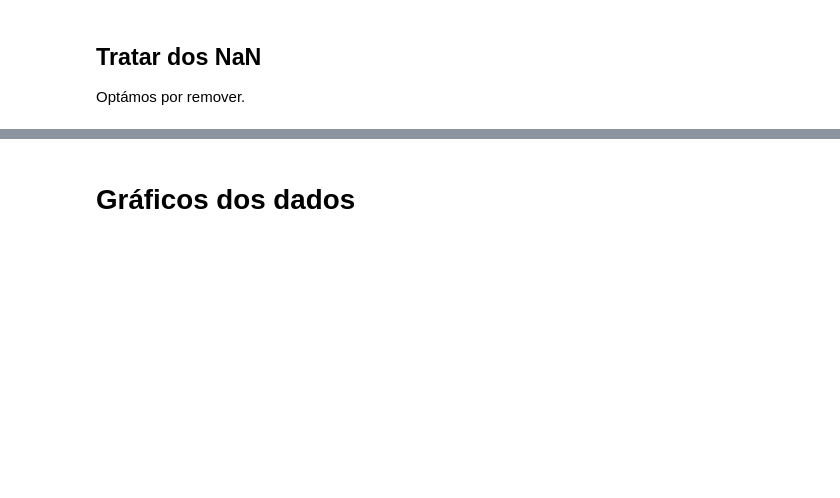
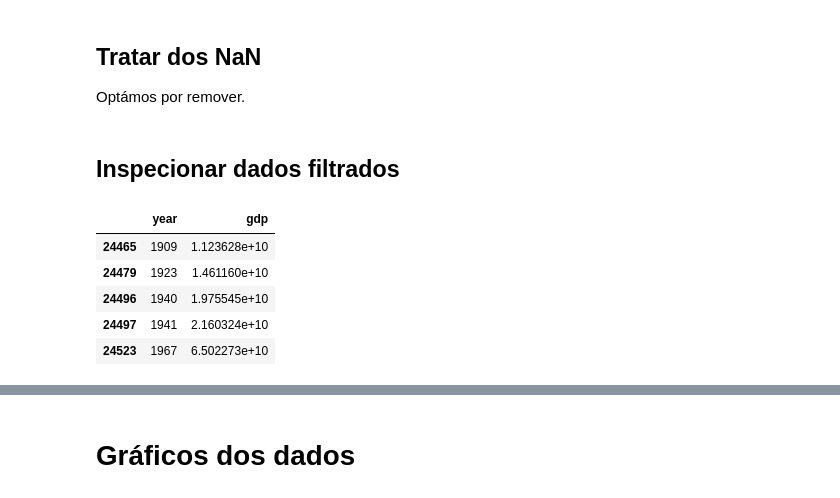
Before and after one commit to preis/anadi_2024, a Jupyter notebook: ficheiros/Trabalho 1/Trabalho 4.2 2.ipynb, the cells around one changed output, grey strips where cells are left out. Cells and saved outputs as stored; diff of their text form; code cells hidden in the pictures; blank space fills up the shorter version.

```diff
--- a/ficheiros/Trabalho 1/Trabalho 4.2 2.ipynb
+++ b/ficheiros/Trabalho 1/Trabalho 4.2 2.ipynb
@@ -40,3 +51,14 @@ Optámos por remover.
 # %%
 dados_PT.dropna(inplace=True)
 dados_HU.dropna(inplace=True)
+# %% [markdown]
+## Inspecionar dados filtrados
+# %%
+dados_PT.head()
+# %% [output]
+|  | year | gdp |
+| 24465 | 1909 | 1.123628e+10 |
+| 24479 | 1923 | 1.461160e+10 |
+| 24496 | 1940 | 1.975545e+10 |
+| 24497 | 1941 | 2.160324e+10 |
+| 24523 | 1967 | 6.502273e+10 |
```
Also changed, not shown: parts of 11 cells of this notebook.
